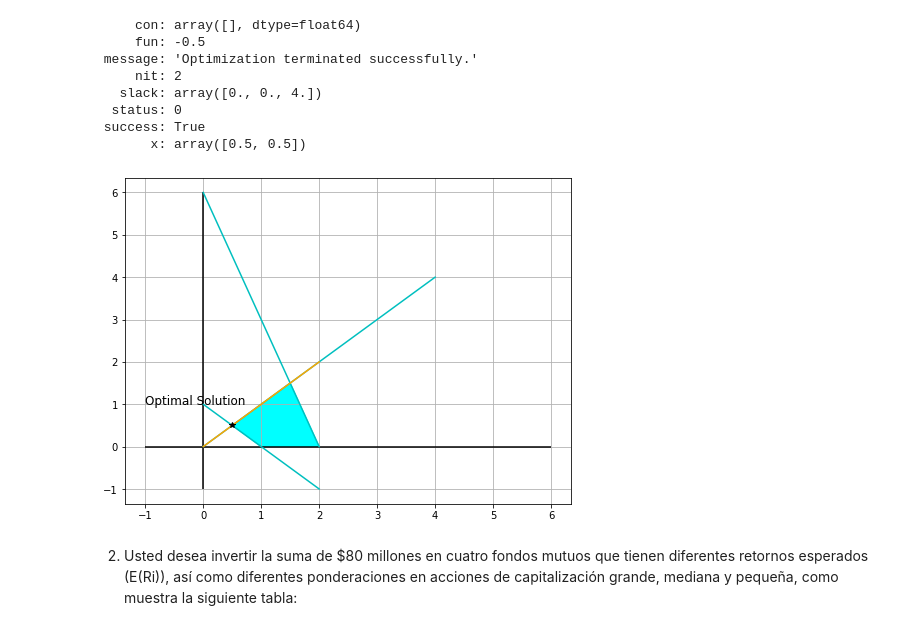
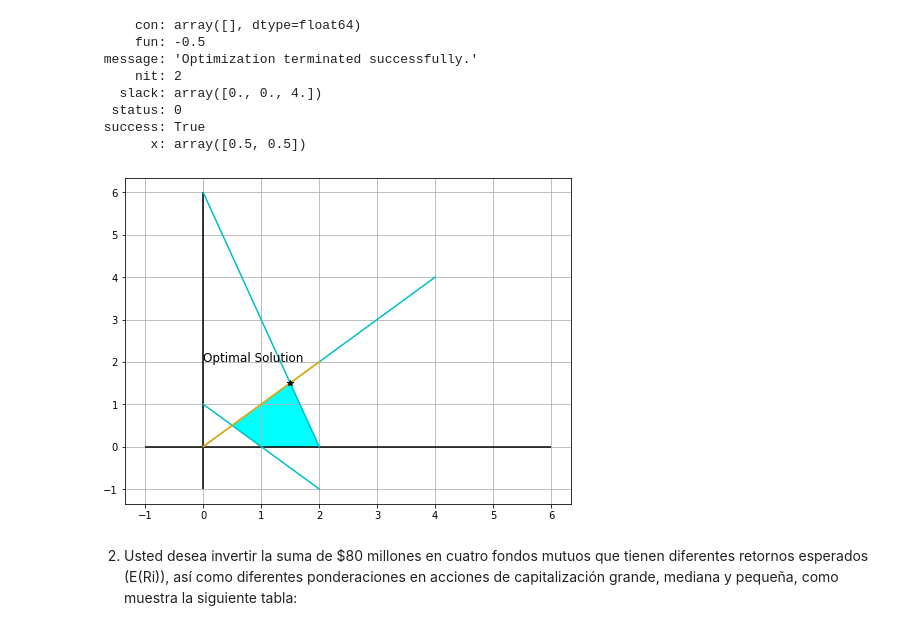
Before and after one commit to LauraCorredor7/Finanzas-Computacionales, a Jupyter notebook: Taller2.ipynb, the cells around one changed output. Cells and saved outputs as stored; diff of their text form; code cells hidden in the pictures.

```diff
--- a/Taller2.ipynb
+++ b/Taller2.ipynb
@@ -60,35 +60,35 @@ res
 # %%
 from matplotlib.patches import Polygon
 fig, ax = plt.subplots(figsize=(8, 6))
 ax.grid()
 
 # Draw constraint lines
 ax.hlines(0, -1, 6)
 ax.vlines(0, -1, 6)
 ax.plot(np.linspace(0, 2), 1-1*np.linspace(0, 2), color="c")
 ax.plot(np.linspace(0, 4), 0+1*np.linspace(0, 4), color="c")
 ax.plot(np.linspace(0, 2), 6-3*np.linspace(0, 2), color="c")
 
 # Draw the feasible region
 feasible_set = Polygon(np.array([[0.5, 0.5],
                                  [1.5, 1.5],
                                  [2, 0],
                                  [1,0]]),
                        color="cyan")
 ax.add_patch(feasible_set)
 
 # Draw the objective function
 ax.plot(np.linspace(0, 2), 0+1*np.linspace(0, 2), color="orange")
 #ax.arrow(-1.6, 1.5, 0, 0.5, width = 0.05, head_width=0.2, head_length=0.5, color="orange")
 
 
 # Draw the optimal solution
-ax.plot(0.5, 0.5, "*", color="black")
-ax.text(-1, 1, "Optimal Solution", size=12)
+ax.plot(1.5, 1.5, "*", color="black")
+ax.text(0, 2, "Optimal Solution", size=12)
 
 plt.show()
 # %% [output]
-[figure, old version]
+[figure, new version]
 # %% [markdown]
 2. Usted desea invertir la suma de $80 millones en cuatro fondos mutuos que tienen diferentes retornos esperados (E(Ri)), así como diferentes ponderaciones en acciones de capitalización grande, mediana y pequeña, como muestra la siguiente tabla:
 # %%
```
Also changed, not shown: parts of 1 cell of this notebook.
